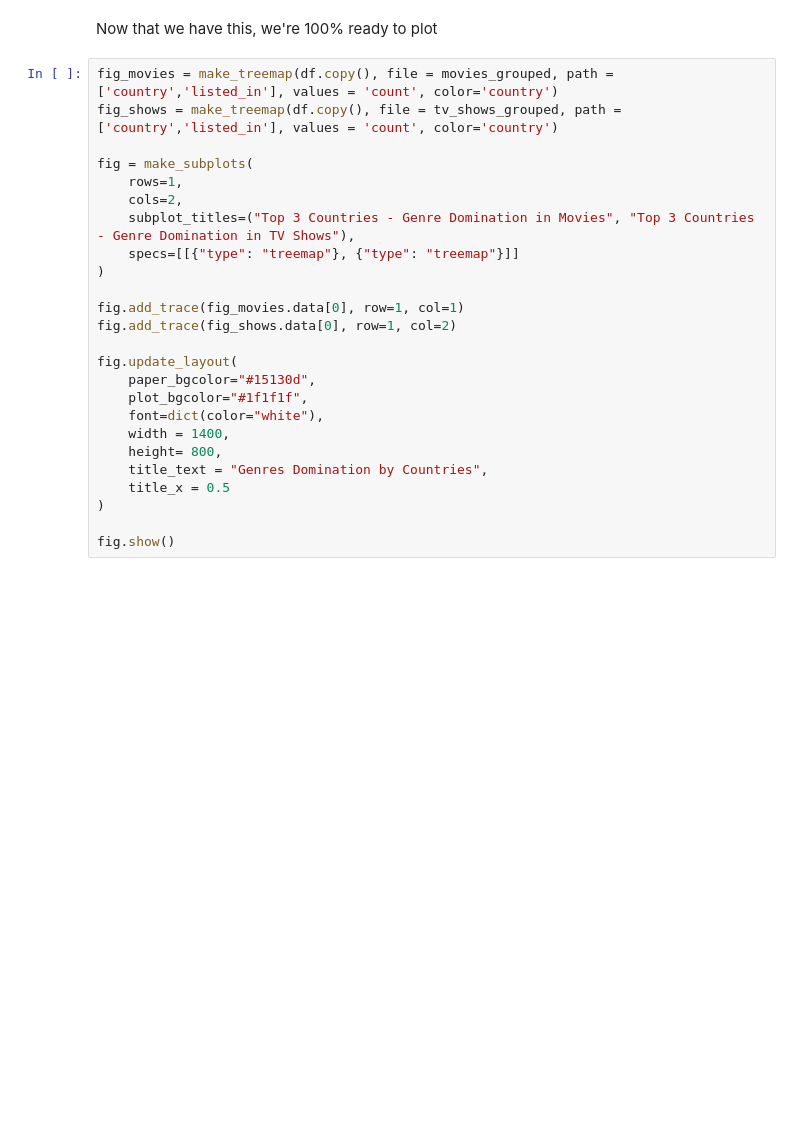
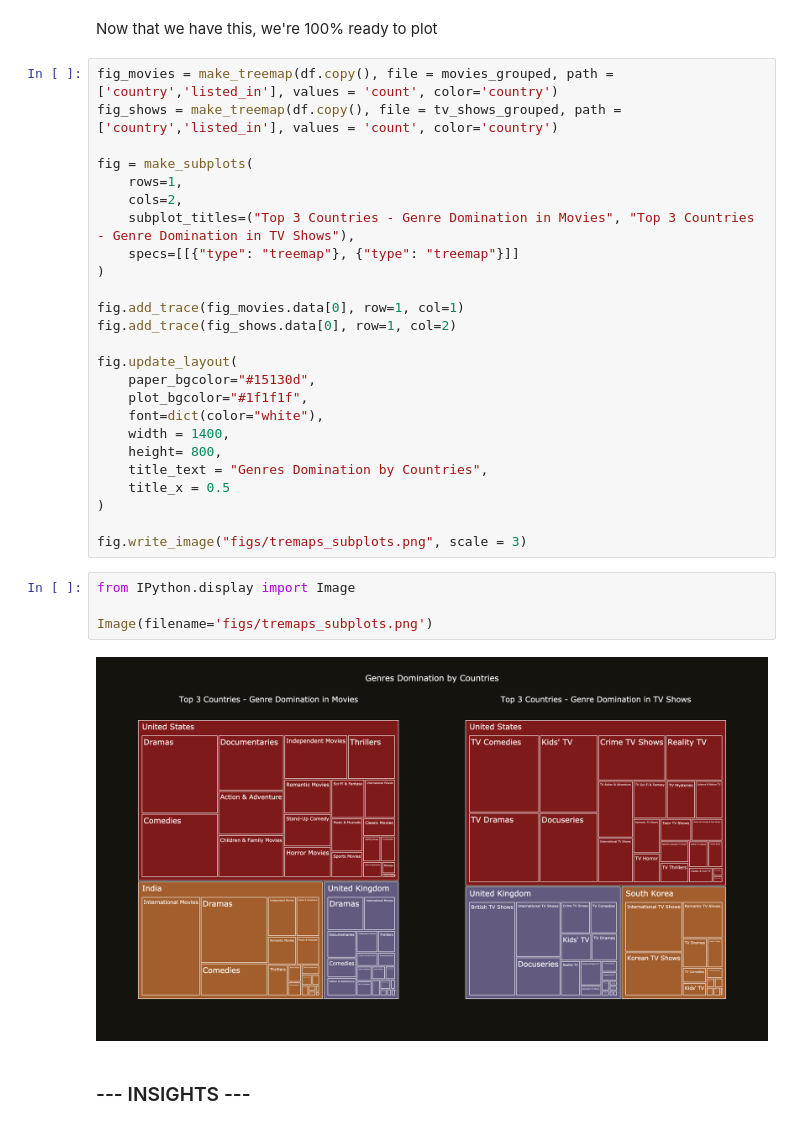
Before and after one commit to imelinc/eda-project, a Jupyter notebook: eda-project.ipynb, the cells around one changed output. Saved outputs shown, nothing was run; the diff lists cells and outputs as text; blank space fills up the shorter version.

Commit message:
showing plot

```diff
--- a/eda-project.ipynb
+++ b/eda-project.ipynb
@@ -734,4 +734,12 @@ fig.update_layout(
     title_x = 0.5
 )
 
-fig.show()
+fig.write_image("figs/tremaps_subplots.png", scale = 3)
+# %%
+from IPython.display import Image
+
+Image(filename='figs/tremaps_subplots.png')
+# %% [output]
+[figure, added]
+# %% [markdown]
+### --- INSIGHTS ---
```
Also changed, not shown: 1 other file.
